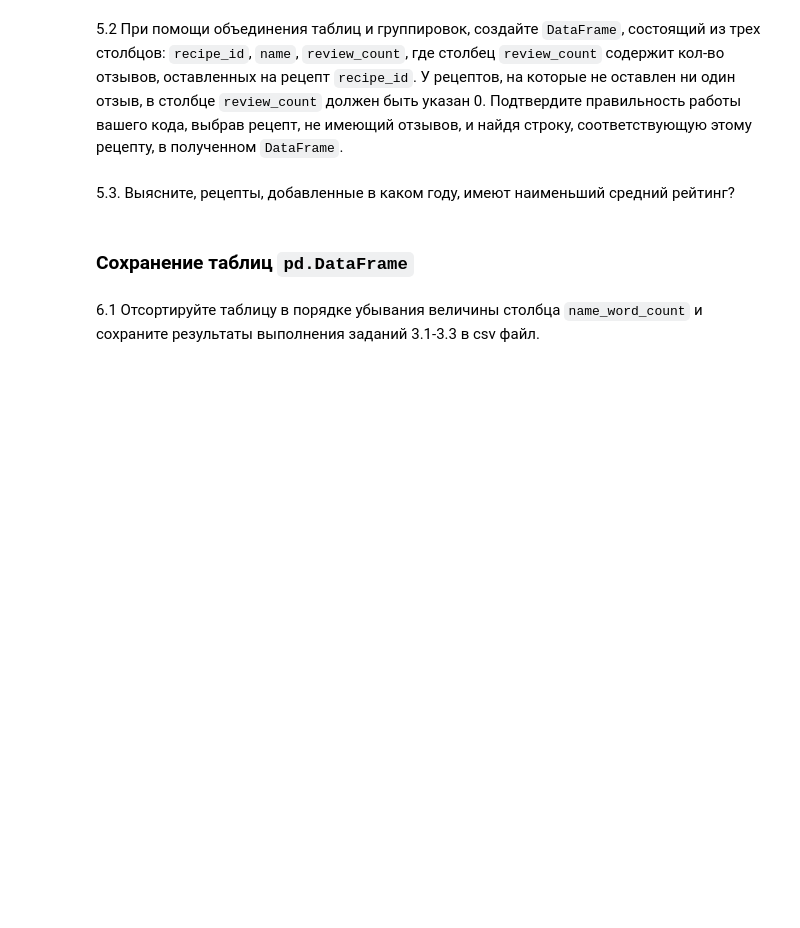
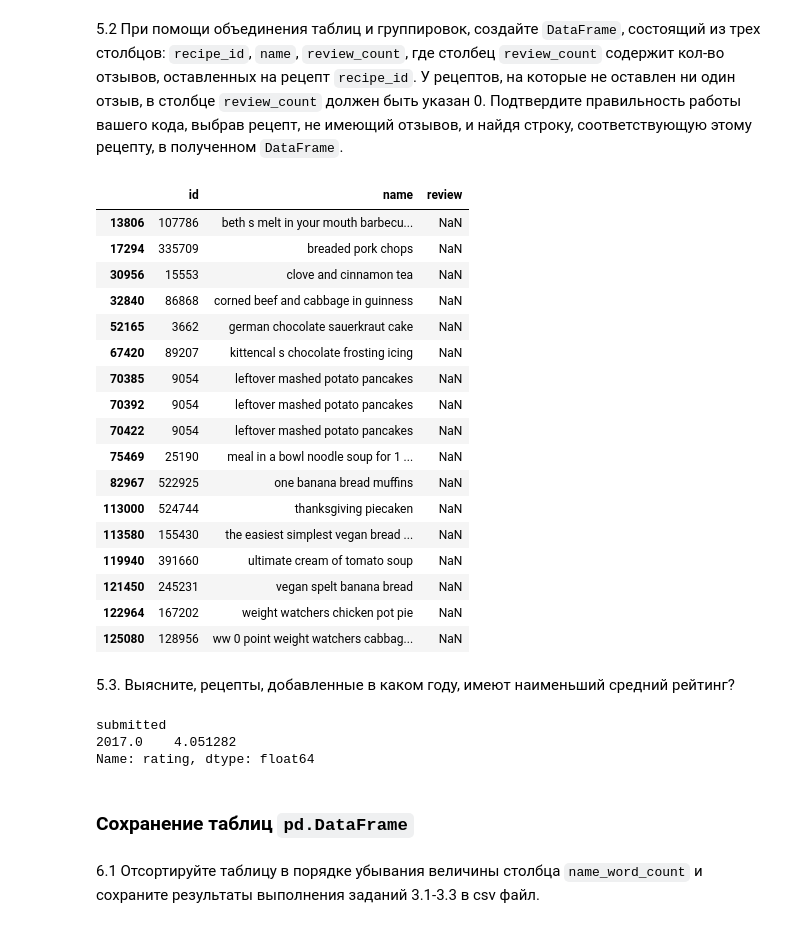
Before and after one commit to inmyfavor/Laboratornaya-rabota-2, a Jupyter notebook: 02_pandas_Фамилия_Имя_в2.ipynb, the cells around one changed output. Drawn from its saved outputs; the diff is of its cells as text; code cells hidden in the pictures; blank space fills up the shorter version.

```diff
--- a/02_pandas_Фамилия_Имя_в2.ipynb
+++ b/02_pandas_Фамилия_Имя_в2.ipynb
@@ -355,7 +403,51 @@ reviews.rating
 # %% [markdown]
 5.2 При помощи объединения таблиц и группировок, создайте `DataFrame`, состоящий из трех столбцов: `recipe_id`, `name`, `review_count`, где столбец `review_count` содержит кол-во отзывов, оставленных на рецепт `recipe_id`. У рецептов, на которые не оставлен ни один отзыв, в столбце `review_count` должен быть указан 0. Подтвердите правильность работы вашего кода, выбрав рецепт, не имеющий отзывов, и найдя строку, соответствующую этому рецепту, в полученном `DataFrame`.
+# %%
+# new_reviews = reviews.review.fillna(0)
+
+recipes_left = pd.concat([recipes.id, recipes.name], axis=1)
+reviewes_right = pd.concat([reviews.recipe_id, reviews.review], axis=1)
+
+new_df = pd.merge(recipes_left, reviewes_right, left_on='id', right_on='recipe_id')
+new_df.drop('recipe_id', axis=1, inplace=True)
+
+new_df.groupby('id')['review']
+
+# new_df
+
+h = reviews.review.str.len()
+# h[h.index == 13806]
+
+new_df[new_df.review.isna()]
+# %% [output]
+|  | id | name | review |
+| 13806 | 107786 | beth s melt in your mouth barbecu... | NaN |
+| 17294 | 335709 | breaded pork chops | NaN |
+| 30956 | 15553 | clove and cinnamon tea | NaN |
+| 32840 | 86868 | corned beef and cabbage in guinness | NaN |
+| 52165 | 3662 | german chocolate sauerkraut cake | NaN |
+| 67420 | 89207 | kittencal s chocolate frosting icing | NaN |
+| 70385 | 9054 | leftover mashed potato pancakes | NaN |
+| 70392 | 9054 | leftover mashed potato pancakes | NaN |
+| 70422 | 9054 | leftover mashed potato pancakes | NaN |
+| 75469 | 25190 | meal in a bowl noodle soup for 1 ... | NaN |
+| 82967 | 522925 | one banana bread muffins | NaN |
+| 113000 | 524744 | thanksgiving piecaken | NaN |
+| 113580 | 155430 | the easiest simplest vegan bread ... | NaN |
+| 119940 | 391660 | ultimate cream of tomato soup | NaN |
+| 121450 | 245231 | vegan spelt banana bread | NaN |
+| 122964 | 167202 | weight watchers chicken pot pie | NaN |
+| 125080 | 128956 | ww 0 point weight watchers cabbag... | NaN |
 # %% [markdown]
 5.3. Выясните, рецепты, добавленные в каком году, имеют наименьший средний рейтинг?
+# %%
+year_rating = pd.concat([recipes.submitted.dt.year, reviews.rating], axis = 1).groupby('submitted')['rating'].mean()
+min_rating = year_rating[year_rating == year_rating.min()]
+min_rating
+# %% [output]
+submitted
+2017.0    4.051282
+Name: rating, dtype: float64
 # %% [markdown]
 ### Сохранение таблиц `pd.DataFrame`
 # %% [markdown]
```
Also changed, not shown: parts of 4 cells of this notebook.
